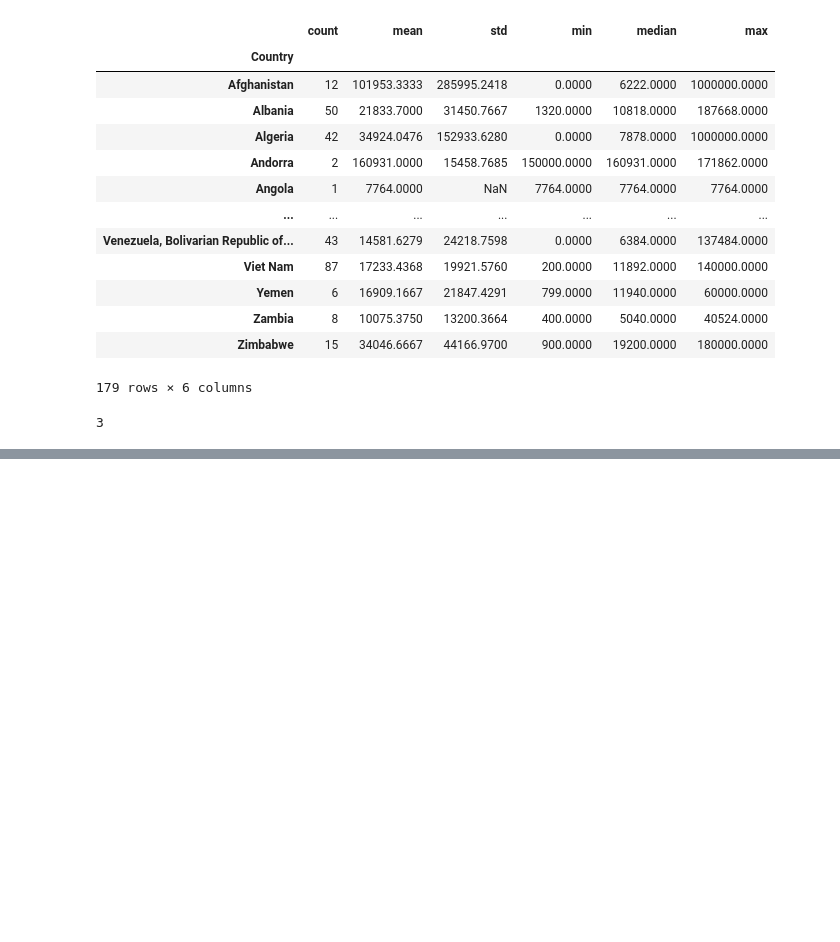
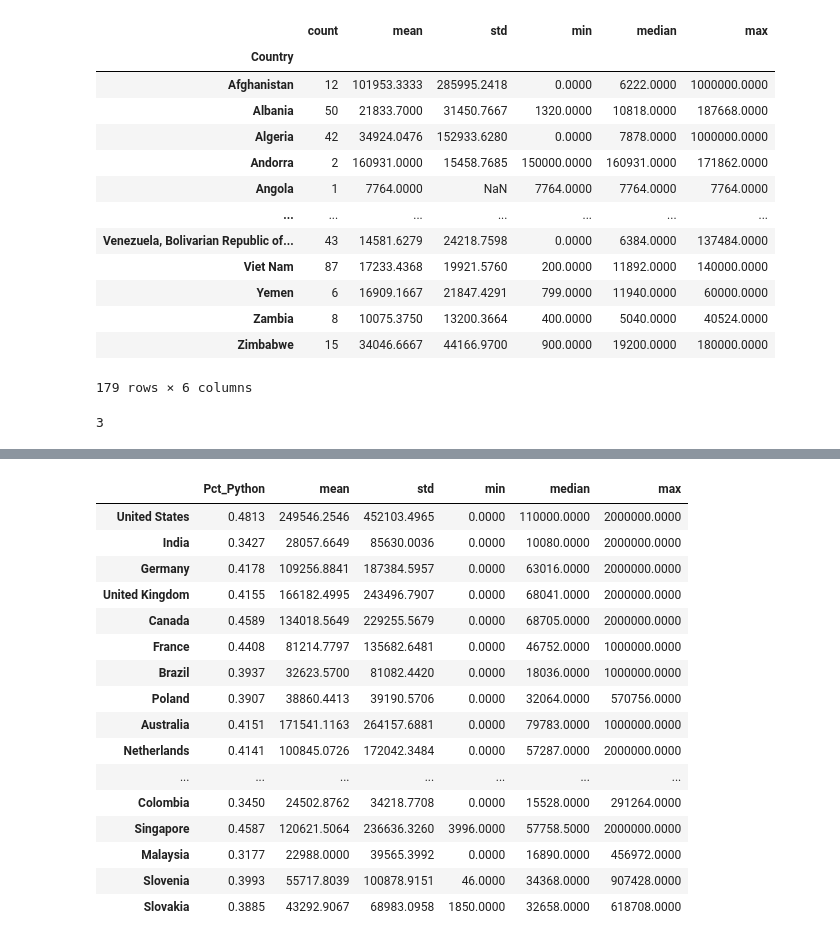
Before and after one commit to JosephZYU/Python-5-pandas, a Jupyter notebook: 96.pandas_review ⭐️ (grouping).ipynb, the cells around one changed output, grey strips where cells are left out. Cells and saved outputs as stored; diff of their text form; code cells hidden in the pictures; blank space fills up the shorter version.

```diff
--- a/96.pandas_review ⭐️ (grouping).ipynb
+++ b/96.pandas_review ⭐️ (grouping).ipynb
@@ -250,0 +326,24 @@ df['Country'].value_counts().loc['Liechtenstein']
+# %%
+pct_df = pd.DataFrame({
+    'Region': li_country,
+    'Pct_Python': li_pct,
+})
+# %%
+def python_stats(num_of_country):
+    # prepare two lists for
+    li_country = df['Country'].value_counts().head(num_of_country).index.tolist()
+    li_pct = []
+
+    for country in li_country:
+        li_pct.append(df.groupby('Country')['Knows_Python'].value_counts(normalize=True).loc[country, True])
+
+    pct_df = pd.DataFrame({
+    'Region': li_country,
+    'Pct_Python': li_pct,
+    })
+
+    return pct_df
+# %%
+new_df = python_stats(50).set_index('Region')
+
+new_df
@@ -250,0 +373,4 @@ df['Country'].value_counts().loc['Liechtenstein']
+# %%
+filt = df['Country'].isin(li_country)
+
+stat_df = df[filt].groupby('Country')['ConvertedComp'].agg(['mean', 'std', 'min', 'median', 'max'])
@@ -250,0 +402,22 @@ df['Country'].value_counts().loc['Liechtenstein']
+# %%
+# 🧠 pd.concat([df1, df2], axis=1) ⭐
+
+pd.concat([new_df, stat_df], axis=1)
+# %% [output]
+|  | Pct_Python | mean | std | min | median | max |
+| United States | 0.4813 | 249546.2546 | 452103.4965 | 0.0000 | 110000.0000 | 2000000.0000 |
+| India | 0.3427 | 28057.6649 | 85630.0036 | 0.0000 | 10080.0000 | 2000000.0000 |
+| Germany | 0.4178 | 109256.8841 | 187384.5957 | 0.0000 | 63016.0000 | 2000000.0000 |
+| United Kingdom | 0.4155 | 166182.4995 | 243496.7907 | 0.0000 | 68041.0000 | 2000000.0000 |
+| Canada | 0.4589 | 134018.5649 | 229255.5679 | 0.0000 | 68705.0000 | 2000000.0000 |
+| France | 0.4408 | 81214.7797 | 135682.6481 | 0.0000 | 46752.0000 | 1000000.0000 |
+| Brazil | 0.3937 | 32623.5700 | 81082.4420 | 0.0000 | 18036.0000 | 1000000.0000 |
+| Poland | 0.3907 | 38860.4413 | 39190.5706 | 0.0000 | 32064.0000 | 570756.0000 |
+| Australia | 0.4151 | 171541.1163 | 264157.6881 | 0.0000 | 79783.0000 | 1000000.0000 |
+| Netherlands | 0.4141 | 100845.0726 | 172042.3484 | 0.0000 | 57287.0000 | 2000000.0000 |
+| ... | ... | ... | ... | ... | ... | ... |
+| Colombia | 0.3450 | 24502.8762 | 34218.7708 | 0.0000 | 15528.0000 | 291264.0000 |
+| Singapore | 0.4587 | 120621.5064 | 236636.3260 | 3996.0000 | 57758.5000 | 2000000.0000 |
+| Malaysia | 0.3177 | 22988.0000 | 39565.3992 | 0.0000 | 16890.0000 | 456972.0000 |
+| Slovenia | 0.3993 | 55717.8039 | 100878.9151 | 46.0000 | 34368.0000 | 907428.0000 |
+| Slovakia | 0.3885 | 43292.9067 | 68983.0958 | 1850.0000 | 32658.0000 | 618708.0000 |
```
Also changed, not shown: parts of 9 cells of this notebook, 1 other file.
